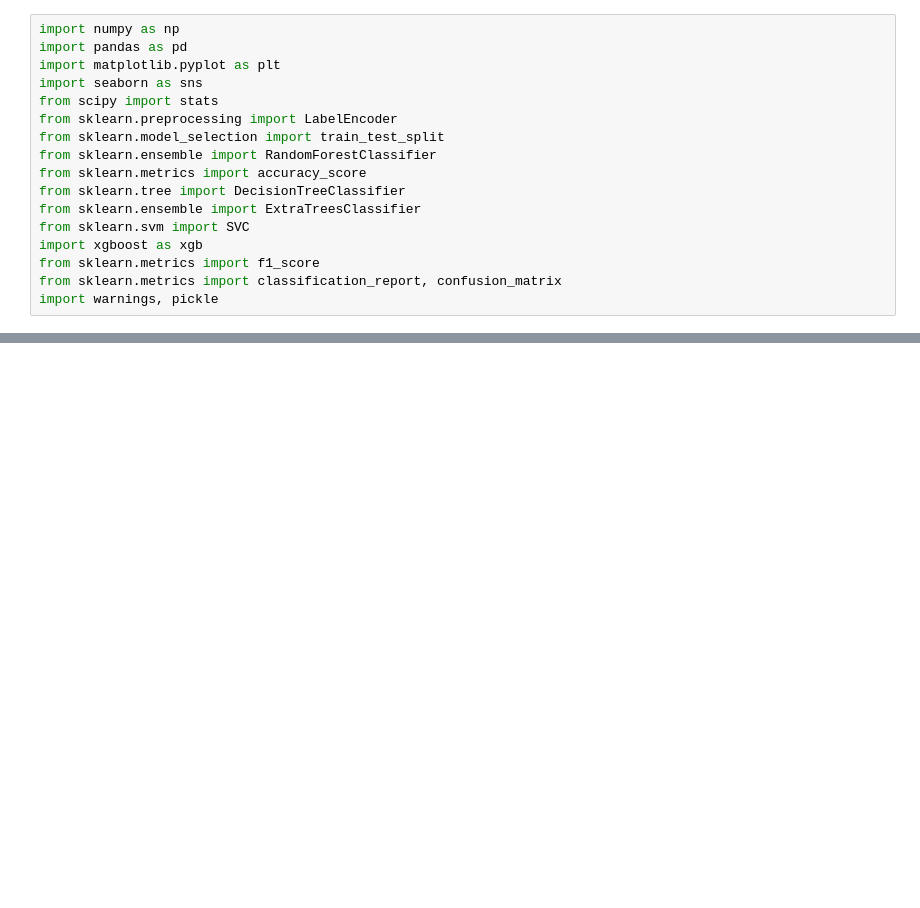
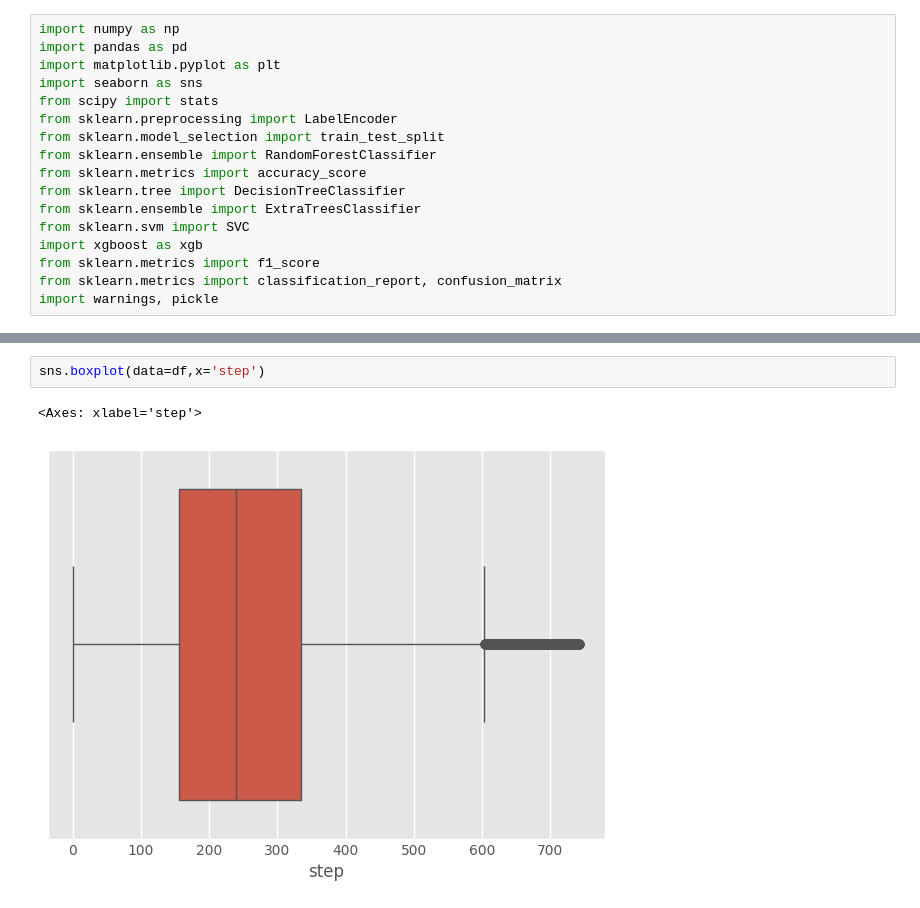
Before and after one commit to Aryzenshi/payments-fraud-detection, a Jupyter notebook: training/online payments fraud detection.ipynb, the cells around one changed output, grey strips where cells are left out. Cells and saved outputs as stored; diff of their text form; blank space fills up the shorter version.

```diff
--- a/training/online payments fraud detection.ipynb
+++ b/training/online payments fraud detection.ipynb
@@ -21,0 +94,5 @@ FileNotFoundError: [Errno 2] No such file or directory: './data/online-fraud-dat
+# %%
+sns.boxplot(data=df,x='step')
+# %% [output]
+<Axes: xlabel='step'>
+[figure, added]
```
Also changed, not shown: parts of 28 cells of this notebook.
